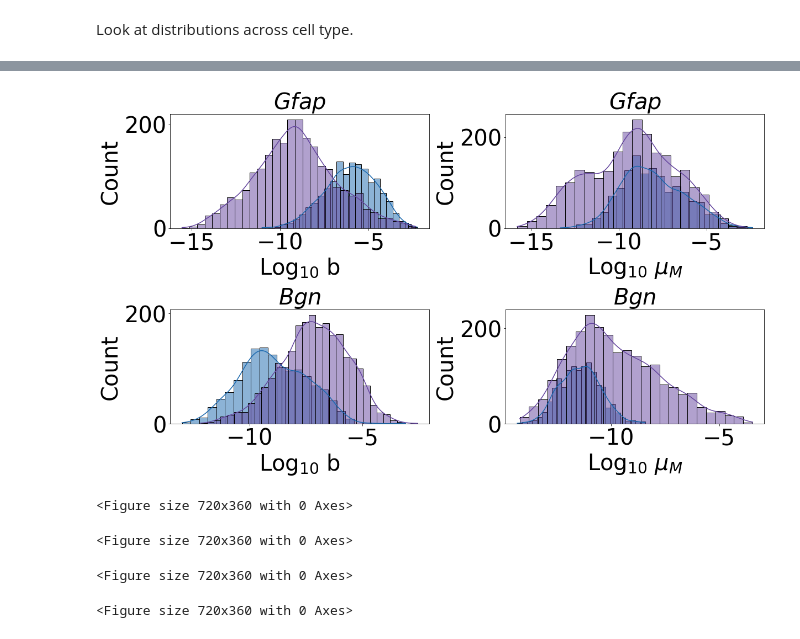
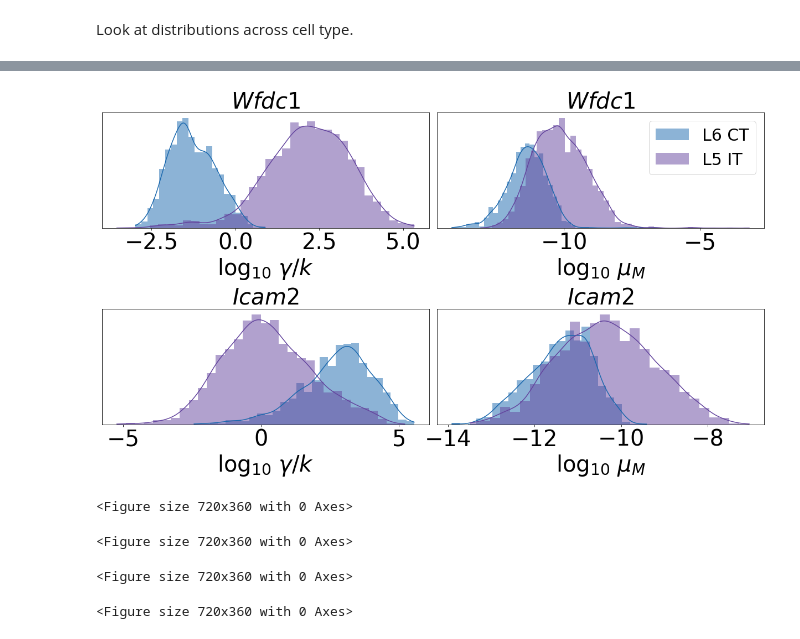
Before and after one commit to pachterlab/CGCCP_2023, a Jupyter notebook: Code/Notebooks/Analysis6_Allen_Distributions.ipynb, the cells around one changed output, grey strips where cells are left out. Drawn from its saved outputs; the diff is of its cells as text; code cells hidden in the pictures.

```diff
--- a/Code/Notebooks/Analysis6_Allen_Distributions.ipynb
+++ b/Code/Notebooks/Analysis6_Allen_Distributions.ipynb
@@ -67,9 +79,3 @@ test_index = results_dict.pop('test_index')
 # anndata objects for spliced and unspliced counts
 adata_s = adata[:,adata.var['Spliced']==1].copy()
 adata_u = adata[:,adata.var['Spliced']==0].copy()
-# %%
-genes = adata.var['gene_name']
-cluster_labels = adata.obs['Cell Type'].unique().tolist()
-cluster_labels.remove('doublet')
-cluster_labels.remove('SMC')
-cluster_labels = np.unique(np.array(cluster_labels))
@@ -484,6 +491,0 @@ L6 CT
-# %%
-for i,gene in enumerate(gene_list):
-    print(gene)
-    print(cell_type_list[i])
-    plot_parameters(gene,cell_type_list[i],color_code='bw',plot_means =  False, save=True)
-    plot_parameters(gene,cell_type_list[i],color_code='color',plot_means = False,save=True)
@@ -549,12 +534,16 @@ def plot_param_distribution(gene_name,cell_type_list,parameter,colors,ax = None,
         else:
             save_name = parameter
 
-        sns.histplot(np.log(param),color=colors[i],kde=True,label=cell_type,ax = ax)
+        sns.histplot(np.log(param),color=colors[i],stat='frequency',
+                     kde=True,label=cell_type,ax = ax,edgecolor='none')
 
-    ax.set_xlabel('Log$_{10}$ '+f'{parameter}',fontsize = fs)
-    ax.set_ylabel('Count',fontsize = fs)
+    ax.set_xlabel('log$_{10}$ '+f'{parameter}',fontsize = fs)
+    ax.set_ylabel(None)
+    ax.set_yticks([])
+
     if legend == True:
-        ax.legend(bbox_to_anchor=(1.02, 1), loc='upper left',prop={'size': 60})
+        #ax.legend(bbox_to_anchor=(1.02, 1), loc='upper left',prop={'size': 60})
+        ax.legend(loc='upper right',prop={'size': 30})
     ax.set_title(f'${gene_name}$',fontsize = fs)
 
     if save == True:
@@ -594,25 +580,25 @@ fig.savefig(f'../../results/{name}_figs/Foxp2_b_hist_large_label.png',bbox_inche
 # %%
-gene1 = 'Gfap'
-gene2 = 'Bgn'
+gene1 = 'Wfdc1'
+gene2 = 'Icam2'
 
 fig, axis1 = plt.subplots(2,2,figsize = (17,10))
-plot_param_distribution(gene1,['L6 CT','L5 IT'],parameter='b',
+plot_param_distribution(gene1,['L6 CT','L5 IT'],parameter='$\gamma/k$',
                         colors = [plt.get_cmap('Blues')(200),plt.get_cmap('Purples')(200)],
                         ax = axis1[0,0],save=False)
 plot_param_distribution(gene1,['L6 CT','L5 IT'],parameter='$\mu_M$',
                         colors = [plt.get_cmap('Blues')(200),plt.get_cmap('Purples')(200)],
-                        ax = axis1[0,1],save=False)
-plot_param_distribution(gene2,['L6 CT','L5 IT'],parameter='b',
+                        ax = axis1[0,1],save=False,legend=True)
+plot_param_distribution(gene2,['L6 CT','L5 IT'],parameter='$\gamma/k$',
                         colors = [plt.get_cmap('Blues')(200),plt.get_cmap('Purples')(200)],
                         ax = axis1[1,0],save=False)
 plot_param_distribution(gene2,['L6 CT','L5 IT'],parameter='$\mu_M$',
                         colors = [plt.get_cmap('Blues')(200),plt.get_cmap('Purples')(200)],
                         ax = axis1[1,1],save=False)
 fig.tight_layout()
 
-fig.savefig(f'../../results/{name}_figs/{gene1}_{gene2}_b_mu2_hist.png',bbox_inches = 'tight')
+fig.savefig(f'../../results/{name}_figs/{gene1}_{gene2}_gamma_mu2_hist.png',bbox_inches = 'tight')
 # %% [output]
-[figure, old version]
+[figure, new version]
 <Figure size 720x360 with 0 Axes>
 <Figure size 720x360 with 0 Axes>
 <Figure size 720x360 with 0 Axes>
```
Also changed, not shown: parts of 7 cells of this notebook, 2 other files.
